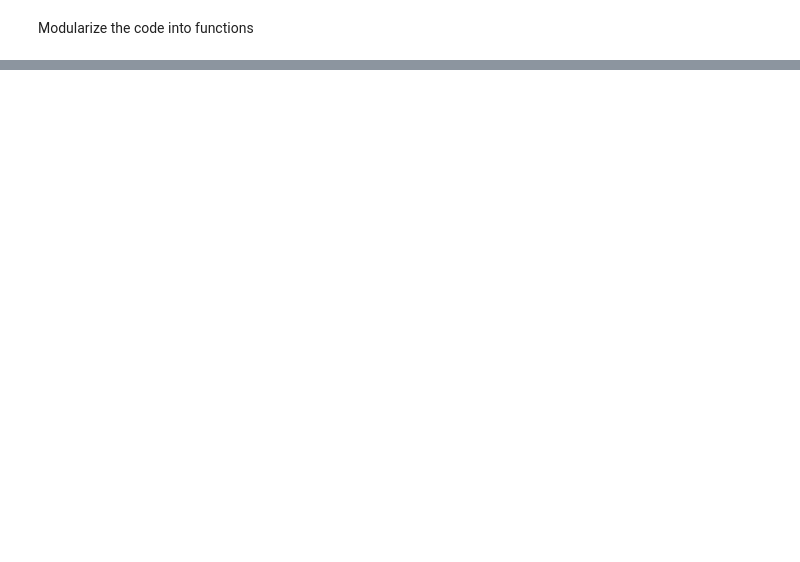
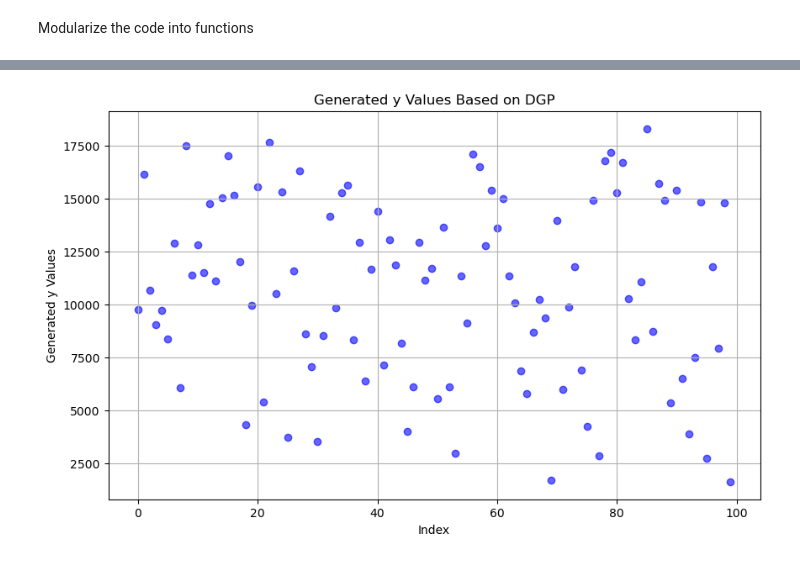
Before and after one commit to marquisvictor/change-of-support-gwr-mgwr, a Jupyter notebook: AICvsK.ipynb, the cells around one changed output, grey strips where cells are left out. Drawn from its saved outputs; the diff is of its cells as text; code cells hidden in the pictures; blank space fills up the shorter version.

```diff
--- a/AICvsK.ipynb
+++ b/AICvsK.ipynb
@@ -207,0 +233,11 @@ plt.show()
+# %%
+# Visualize generated y values
+plt.figure(figsize=(10, 6))
+plt.scatter(range(len(y)), y, color='blue', alpha=0.6)
+plt.xlabel('Index')
+plt.ylabel('Generated y Values')
+plt.title('Generated y Values Based on DGP')
+plt.grid(True)
+plt.show()
+# %% [output]
+[figure, added]
```
Also changed, not shown: parts of 11 cells of this notebook.
